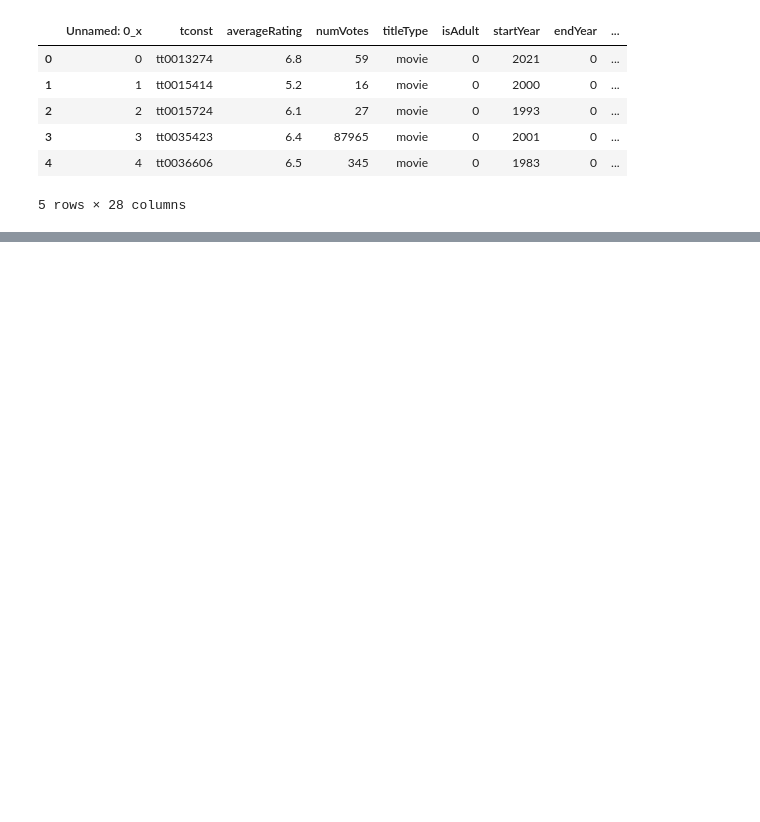
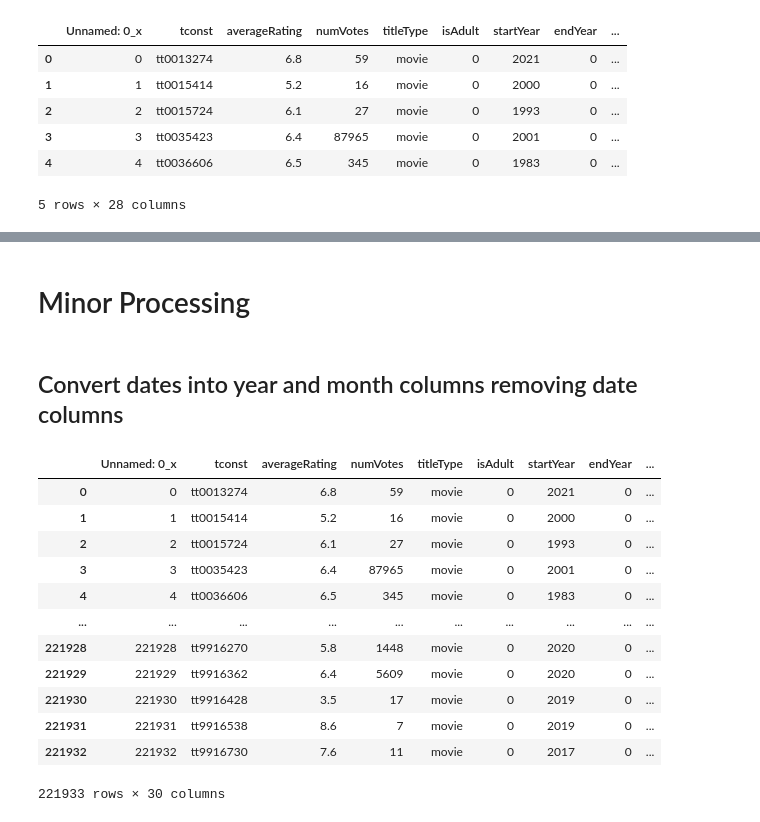
Before and after one commit to vt-bekah/Predicting_Movie_Ratings, a Jupyter notebook: larger_data_collection_merge.ipynb, the cells around one changed output, grey strips where cells are left out. Drawn from its saved outputs; the diff is of its cells as text; code cells hidden in the pictures; blank space fills up the shorter version.

Commit message:
merged the larger dataset values with the api calls

```diff
--- a/larger_data_collection_merge.ipynb
+++ b/larger_data_collection_merge.ipynb
@@ -38,0 +41,2 @@ merged_df.head()
+# %%
+movies_df=merged_df
@@ -38,0 +66,20 @@ merged_df.head()
+# %%
+# delate all "N/A"
+movies_df = movies_df.replace('N/A', '')
+
+# Convert $ objests to floats
+movies_df[['OMDB_BoxOffice']] = movies_df[['OMDB_BoxOffice']].replace('[\$,\s]', '', regex=True)
+movies_df[['OMDB_BoxOffice']] = movies_df[['OMDB_BoxOffice']].apply(pd.to_numeric, errors='coerce')
+
+# # Convert number strings with comma to float
+movies_df[['OMDB_imdbVotes']] = movies_df[['OMDB_imdbVotes']].replace('[,\s]', '', regex=True)
+movies_df['OMDB_imdbVotes'] = pd.to_numeric(movies_df['OMDB_imdbVotes'], errors='coerce')
+
+# # Convert runtime to float after removing " min"
+movies_df[['OMDB_Runtime']] = movies_df[['OMDB_Runtime']].replace('[min\s]', '', regex=True)
+movies_df['OMDB_Runtime'] = pd.to_numeric(movies_df['OMDB_Runtime'], errors='coerce')
+
+# Change date to datetime type (Note "ReleaseDate" has inconsistent formatting / typos)
+movies_df["OMDB_Released"] = pd.to_datetime(movies_df["OMDB_Released"])
+
+movies_df.dtypes
@@ -38,0 +106,22 @@ merged_df.head()
+# %% [markdown]
+# Minor Processing
+# %% [markdown]
+## Convert dates into year and month columns removing date columns
+# %%
+# Change date to datetime type (Note "ReleaseDate" has inconsistent formatting / typos)
+movies_df["OMDB_Released"] = pd.to_datetime(movies_df["OMDB_Released"])
+movies_df
+# %% [output]
+|  | Unnamed: 0_x | tconst | averageRating | numVotes | titleType | isAdult | startYear | endYear | ... |
+| 0 | 0 | tt0013274 | 6.8 | 59 | movie | 0 | 2021 | 0 | ... |
+| 1 | 1 | tt0015414 | 5.2 | 16 | movie | 0 | 2000 | 0 | ... |
+| 2 | 2 | tt0015724 | 6.1 | 27 | movie | 0 | 1993 | 0 | ... |
+| 3 | 3 | tt0035423 | 6.4 | 87965 | movie | 0 | 2001 | 0 | ... |
+| 4 | 4 | tt0036606 | 6.5 | 345 | movie | 0 | 1983 | 0 | ... |
+| ... | ... | ... | ... | ... | ... | ... | ... | ... | ... |
+| 221928 | 221928 | tt9916270 | 5.8 | 1448 | movie | 0 | 2020 | 0 | ... |
+| 221929 | 221929 | tt9916362 | 6.4 | 5609 | movie | 0 | 2020 | 0 | ... |
+| 221930 | 221930 | tt9916428 | 3.5 | 17 | movie | 0 | 2019 | 0 | ... |
+| 221931 | 221931 | tt9916538 | 8.6 | 7 | movie | 0 | 2019 | 0 | ... |
+| 221932 | 221932 | tt9916730 | 7.6 | 11 | movie | 0 | 2017 | 0 | ... |
+221933 rows × 30 columns
```
Also changed, not shown: parts of 10 cells of this notebook, 2 other files.
